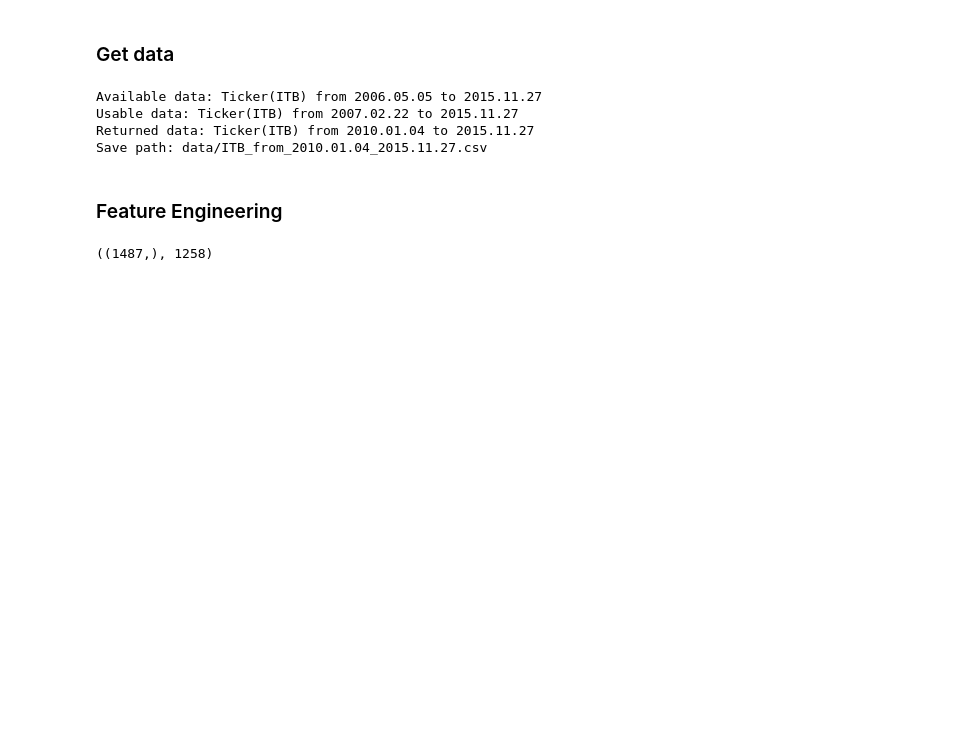
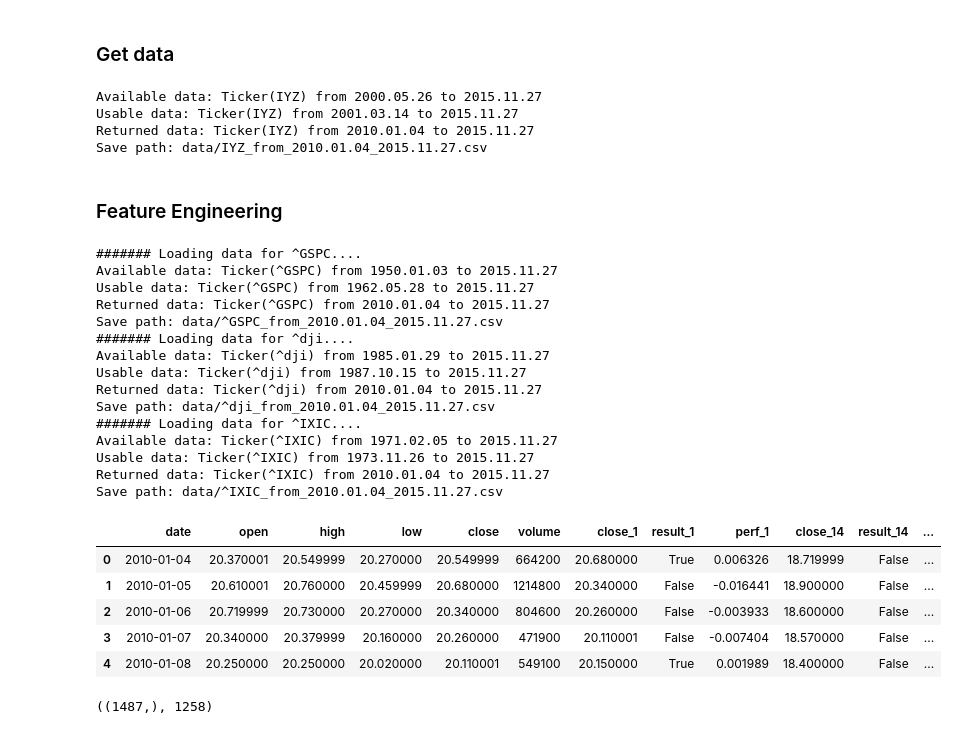
Before and after one commit to ygauthie/CS109_Project, a Jupyter notebook: RFE/SelectBK_Yvan.ipynb, the cells around one changed output. Drawn from its saved outputs; the diff is of its cells as text; code cells hidden in the pictures; blank space fills up the shorter version.

```diff
--- a/RFE/SelectBK_Yvan.ipynb
+++ b/RFE/SelectBK_Yvan.ipynb
@@ -19,15 +19,15 @@ sns.set_context("poster")
 ### Get data
 # %%
 #df=pd.read_csv("data/IYZ.csv")
-ticker = 'ITB'
+ticker = 'IYZ'
 startdate=datetime.date(2010, 1, 1)
 enddate=datetime.date.today()
 df = generate_ticker_data(ticker, startdate, enddate)
 # %% [output]
-Available data: Ticker(ITB) from 2006.05.05 to 2015.11.27
-Usable data: Ticker(ITB) from 2007.02.22 to 2015.11.27
-Returned data: Ticker(ITB) from 2010.01.04 to 2015.11.27
-Save path: data/ITB_from_2010.01.04_2015.11.27.csv
+Available data: Ticker(IYZ) from 2000.05.26 to 2015.11.27
+Usable data: Ticker(IYZ) from 2001.03.14 to 2015.11.27
+Returned data: Ticker(IYZ) from 2010.01.04 to 2015.11.27
+Save path: data/IYZ_from_2010.01.04_2015.11.27.csv
 # %%
 dftouse=df.copy()
 # %% [markdown]
@@ -47,6 +47,65 @@ for v in df.columns:
     if v not in INDICATORS and v not in IGNORE:
         #print v
         STANDARDIZABLE.append(v)
+# %%
+###################################################
+# Code to add standardizable data from other tickers
+###################################################
+import time
+STANDARDIZABLE_TO_ADD = ['roc']
+INDICATORS_TO_ADD = ['sar_signal']
+def addDataFromOtherTicker(tickerPlus):
+    dfPlus = generate_ticker_data(tickerPlus, startdate, enddate)
+    if df.shape == dfPlus.shape:
+        dfPluss = dfPlus.copy()
+        dfPluss = dfPluss[STANDARDIZABLE_TO_ADD+INDICATORS_TO_ADD]
+        STANDARDIZABLE2 = STANDARDIZABLE_TO_ADD[:]
+        INDICATORS2 = INDICATORS_TO_ADD[:]
+        for p in STANDARDIZABLE2:
+            renamed = p+'_'+tickerPlus
+            dftouse[renamed]=dfPluss[p]*1.0
+            STANDARDIZABLE.append(renamed)
+        for p in INDICATORS2:
+            renamed = p+'_'+tickerPlus
+            dftouse[renamed]=dfPluss[p]
+            INDICATORS.append(renamed)
+    else:
+        print "Data for additional tickers doesn't match data frame for sector of interest."
+
+########## Get data for additional tickers
+moreTickers = ['^GSPC', #S&P500
+               '^dji',  #Dow Jones Industrials
+               '^IXIC' #Nasdaq
+               #'^FVX'   #5-year notes
+              ]
+for tick in moreTickers:
+    print "####### Loading data for "+tick+"...."
+    addDataFromOtherTicker(tick)
+    time.sleep(0.5)
+
+dftouse.head()
+# %% [output]
+####### Loading data for ^GSPC....
+Available data: Ticker(^GSPC) from 1950.01.03 to 2015.11.27
+Usable data: Ticker(^GSPC) from 1962.05.28 to 2015.11.27
+Returned data: Ticker(^GSPC) from 2010.01.04 to 2015.11.27
+Save path: data/^GSPC_from_2010.01.04_2015.11.27.csv
+####### Loading data for ^dji....
+Available data: Ticker(^dji) from 1985.01.29 to 2015.11.27
+Usable data: Ticker(^dji) from 1987.10.15 to 2015.11.27
+Returned data: Ticker(^dji) from 2010.01.04 to 2015.11.27
+Save path: data/^dji_from_2010.01.04_2015.11.27.csv
+####### Loading data for ^IXIC....
+Available data: Ticker(^IXIC) from 1971.02.05 to 2015.11.27
+Usable data: Ticker(^IXIC) from 1973.11.26 to 2015.11.27
+Returned data: Ticker(^IXIC) from 2010.01.04 to 2015.11.27
+Save path: data/^IXIC_from_2010.01.04_2015.11.27.csv
+|  | date | open | high | low | close | volume | close_1 | result_1 | perf_1 | close_14 | result_14 | ... |
+| 0 | 2010-01-04 | 20.370001 | 20.549999 | 20.270000 | 20.549999 | 664200 | 20.680000 | True | 0.006326 | 18.719999 | False | ... |
+| 1 | 2010-01-05 | 20.610001 | 20.760000 | 20.459999 | 20.680000 | 1214800 | 20.340000 | False | -0.016441 | 18.900000 | False | ... |
+| 2 | 2010-01-06 | 20.719999 | 20.730000 | 20.270000 | 20.340000 | 804600 | 20.260000 | False | -0.003933 | 18.600000 | False | ... |
+| 3 | 2010-01-07 | 20.340000 | 20.379999 | 20.160000 | 20.260000 | 471900 | 20.110001 | False | -0.007404 | 18.570000 | False | ... |
+| 4 | 2010-01-08 | 20.250000 | 20.250000 | 20.020000 | 20.110001 | 549100 | 20.150000 | True | 0.001989 | 18.400000 | False | ... |
 # %%
 dftouse['date'] = pd.to_datetime(dftouse['date'])
 mask = (dftouse.date < '2015-01-01').values
```
Also changed, not shown: parts of 13 cells of this notebook, 3 other files.
